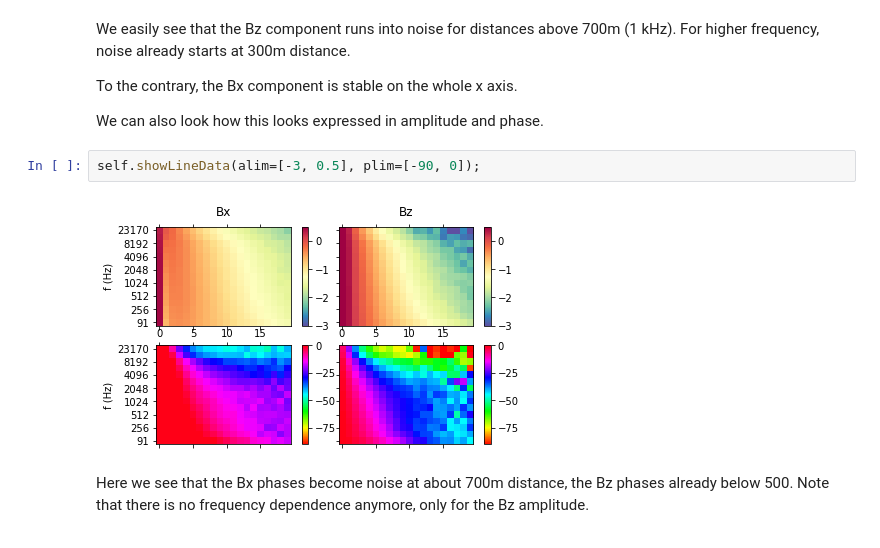
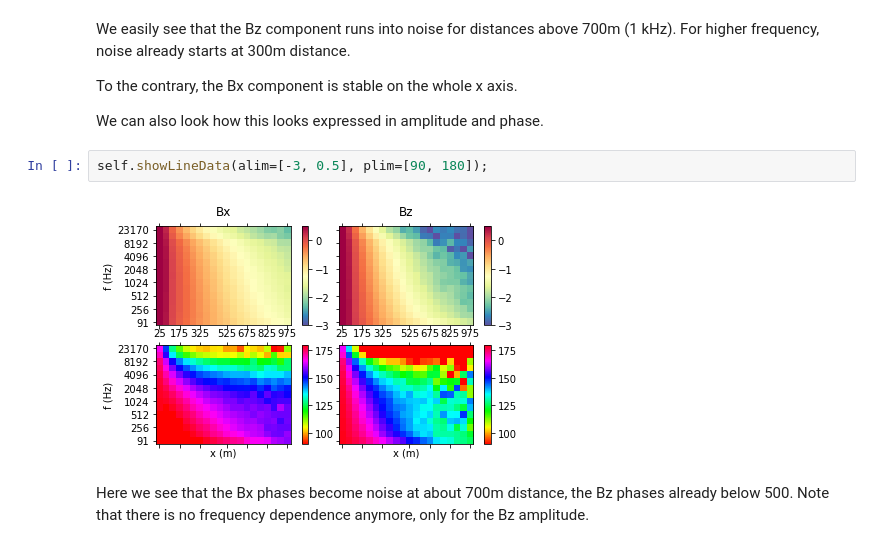
Before and after one commit to LIAG-S2/SAEM, a Jupyter notebook: examples/SimpleModelling.ipynb, the cells around one changed output. Saved outputs shown, nothing was run; the diff lists cells and outputs as text.

```diff
--- a/examples/SimpleModelling.ipynb
+++ b/examples/SimpleModelling.ipynb
@@ -85,9 +85,9 @@ To the contrary, the Bx component is stable on the whole x axis.
 
 We can also look how this looks expressed in amplitude and phase.
 # %%
-self.showLineData(alim=[-3, 0.5], plim=[-90, 0]);
+self.showLineData(alim=[-3, 0.5], plim=[90, 180]);
 # %% [output]
-[figure, old version]
+[figure, new version]
 # %% [markdown]
 Here we see that the Bx phases become noise at about 700m distance, the Bz phases already below 500. Note that there is no frequency dependence anymore, only for the Bz amplitude.
 # %%
```
Also changed, not shown: parts of 6 cells of this notebook, 1 other file.
